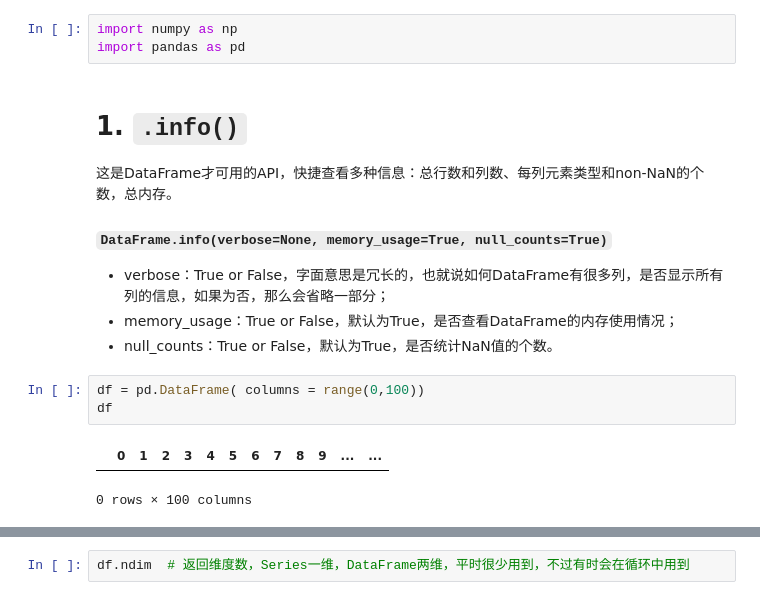
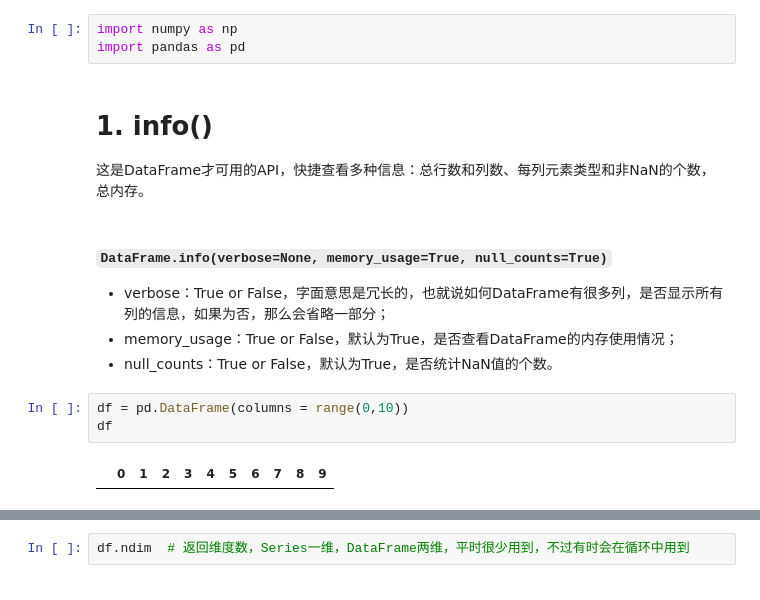
Before and after one commit to hangsz/pandas-tutorial, a Jupyter notebook: 8. 快速查看整体信息.ipynb, the cells around one changed output, grey strips where cells are left out. Cells and saved outputs as stored; diff of their text form.

```diff
--- a/8. 快速查看整体信息.ipynb
+++ b/8. 快速查看整体信息.ipynb
@@ -10,19 +8,19 @@ pwd
 # %%
 import numpy as np
 import pandas as pd
+# %% [markdown]
+# 1. info()
+这是DataFrame才可用的API，快捷查看多种信息：总行数和列数、每列元素类型和非NaN的个数，总内存。
 # %% [markdown]
-# 1. `.info()`
-这是DataFrame才可用的API，快捷查看多种信息：总行数和列数、每列元素类型和non-NaN的个数，总内存。
-#### `DataFrame.info(verbose=None, memory_usage=True, null_counts=True)`
+##### `DataFrame.info(verbose=None, memory_usage=True, null_counts=True)`
 - verbose：True or False，字面意思是冗长的，也就说如何DataFrame有很多列，是否显示所有列的信息，如果为否，那么会省略一部分；
 - memory_usage：True or False，默认为True，是否查看DataFrame的内存使用情况；
 - null_counts：True or False，默认为True，是否统计NaN值的个数。
 # %%
-df = pd.DataFrame( columns = range(0,100))
+df = pd.DataFrame(columns = range(0,10))
 df
 # %% [output]
-|  | 0 | 1 | 2 | 3 | 4 | 5 | 6 | 7 | 8 | 9 | ... | ... |
+|  | 0 | 1 | 2 | 3 | 4 | 5 | 6 | 7 | 8 | 9 |
-0 rows × 100 columns
 # %%
 df.info()  # 直接默认设置即可
 # %% [output]
```
Also changed, not shown: parts of 20 cells of this notebook, 9 other files.
